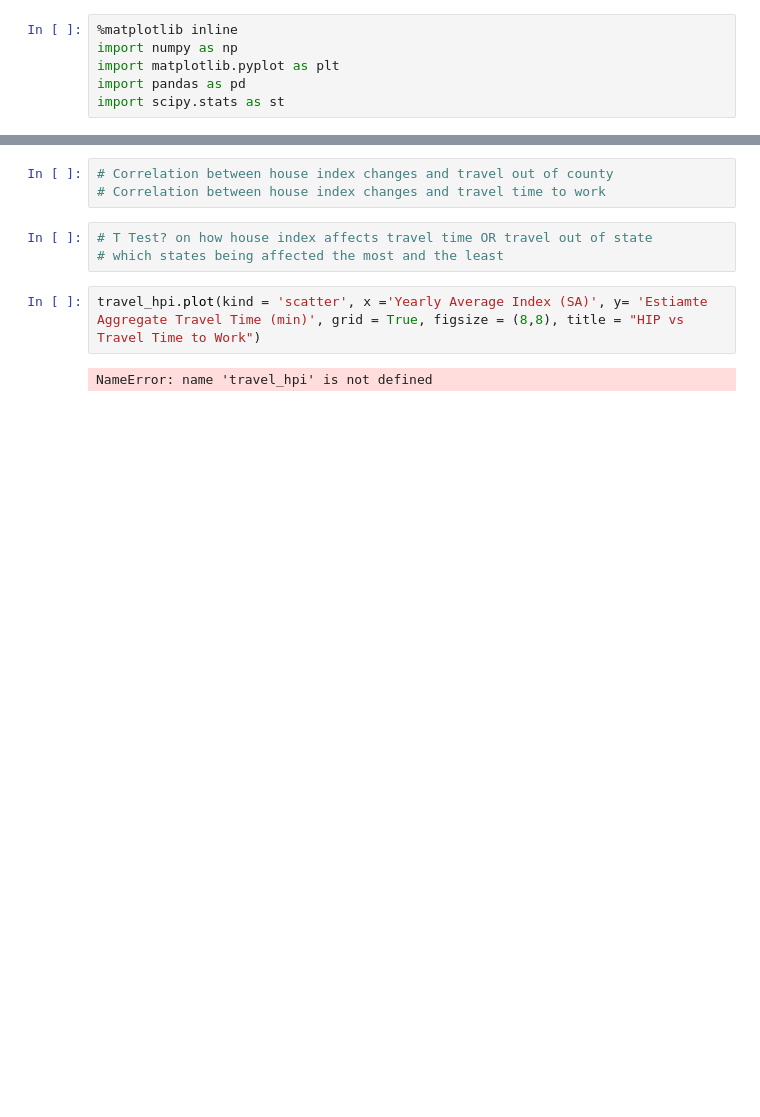
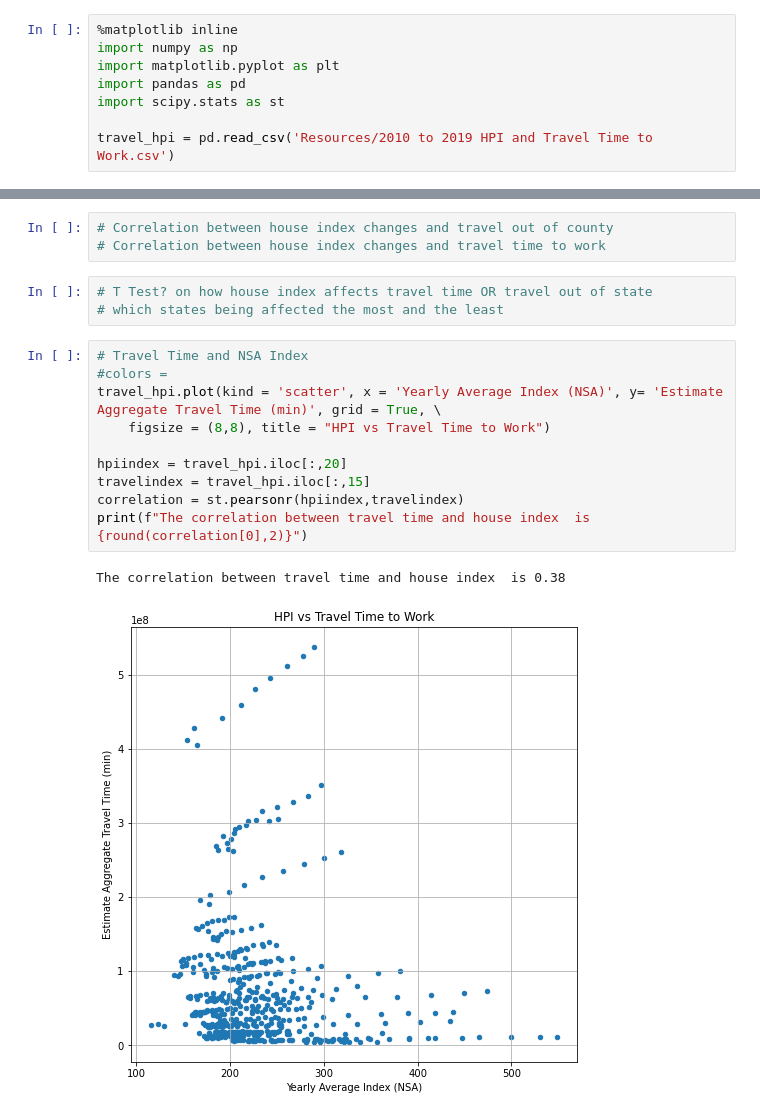
Before and after one commit to alexriiska/Project-1-Housing-Prices-and-Time-Traveled-to-Work, a Jupyter notebook: Travel Time Plotting.ipynb, the cells around one changed output, grey strips where cells are left out. Drawn from its saved outputs; the diff is of its cells as text; blank space fills up the shorter version.

Commit message:
updated graphs and csv

```diff
--- a/Travel Time Plotting.ipynb
+++ b/Travel Time Plotting.ipynb
@@ -4,4 +4,6 @@ import numpy as np
 import matplotlib.pyplot as plt
 import pandas as pd
 import scipy.stats as st
+
+travel_hpi = pd.read_csv('Resources/2010 to 2019 HPI and Travel Time to Work.csv')
 # %%
@@ -16,7 +25,16 @@ import scipy.stats as st
 # T Test? on how house index affects travel time OR travel out of state
 # which states being affected the most and the least
 # %%
-travel_hpi.plot(kind = 'scatter', x ='Yearly Average Index (SA)', y= 'Estiamte Aggregate Travel Time (min)', grid = True, figsize = (8,8), title = "HIP vs Travel Time to Work")
+# Travel Time and NSA Index
+#colors =
+travel_hpi.plot(kind = 'scatter', x = 'Yearly Average Index (NSA)', y= 'Estimate Aggregate Travel Time (min)', grid = True, \
+    figsize = (8,8), title = "HPI vs Travel Time to Work")
+
+hpiindex = travel_hpi.iloc[:,20]
+travelindex = travel_hpi.iloc[:,15]
+correlation = st.pearsonr(hpiindex,travelindex)
+print(f"The correlation between travel time and house index  is {round(correlation[0],2)}")
 # %% [output]
-NameError: name 'travel_hpi' is not defined
+The correlation between travel time and house index  is 0.38
+[figure, added]
 # %%
```
Also changed, not shown: parts of 4 cells of this notebook, 1 other file.
